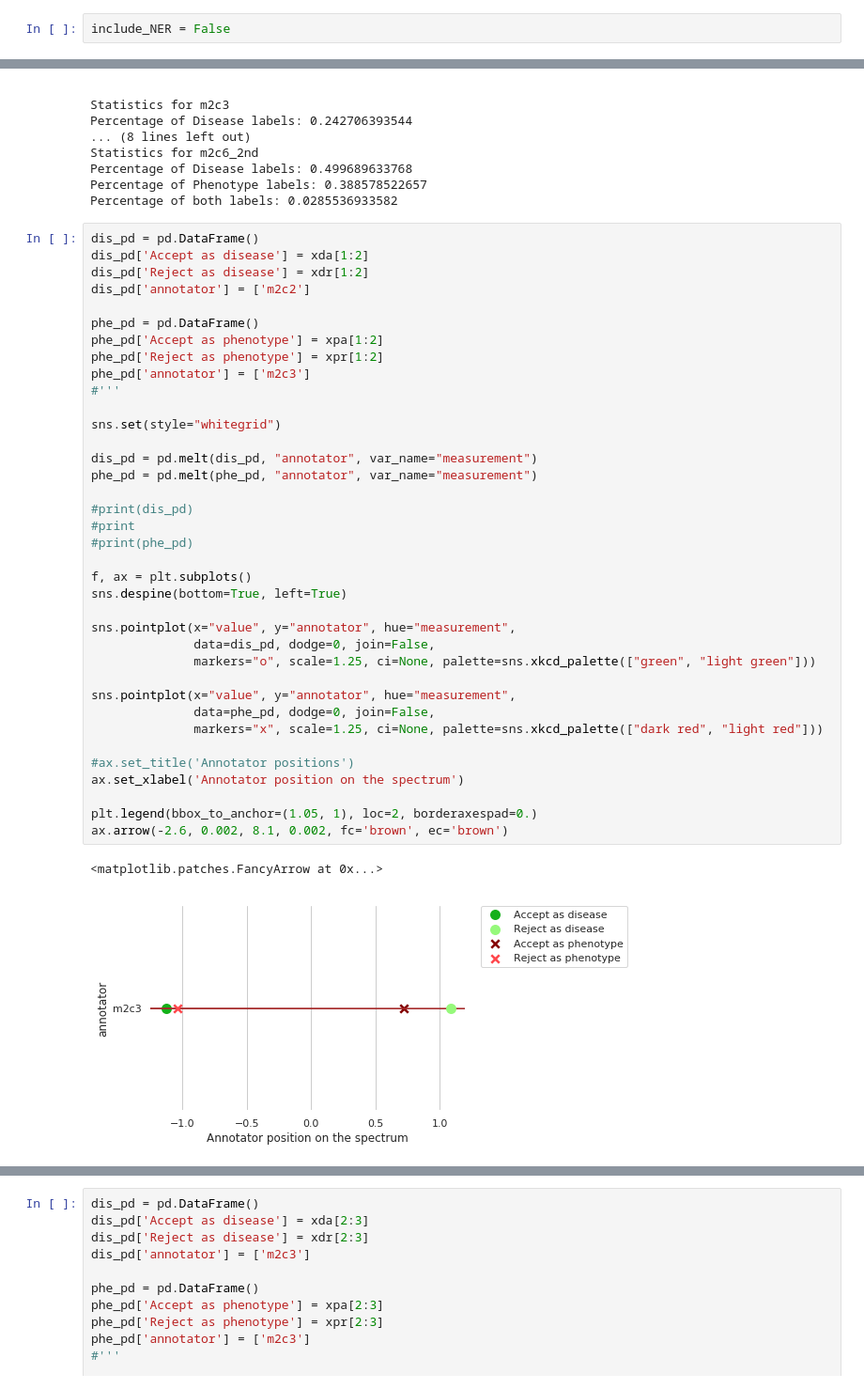
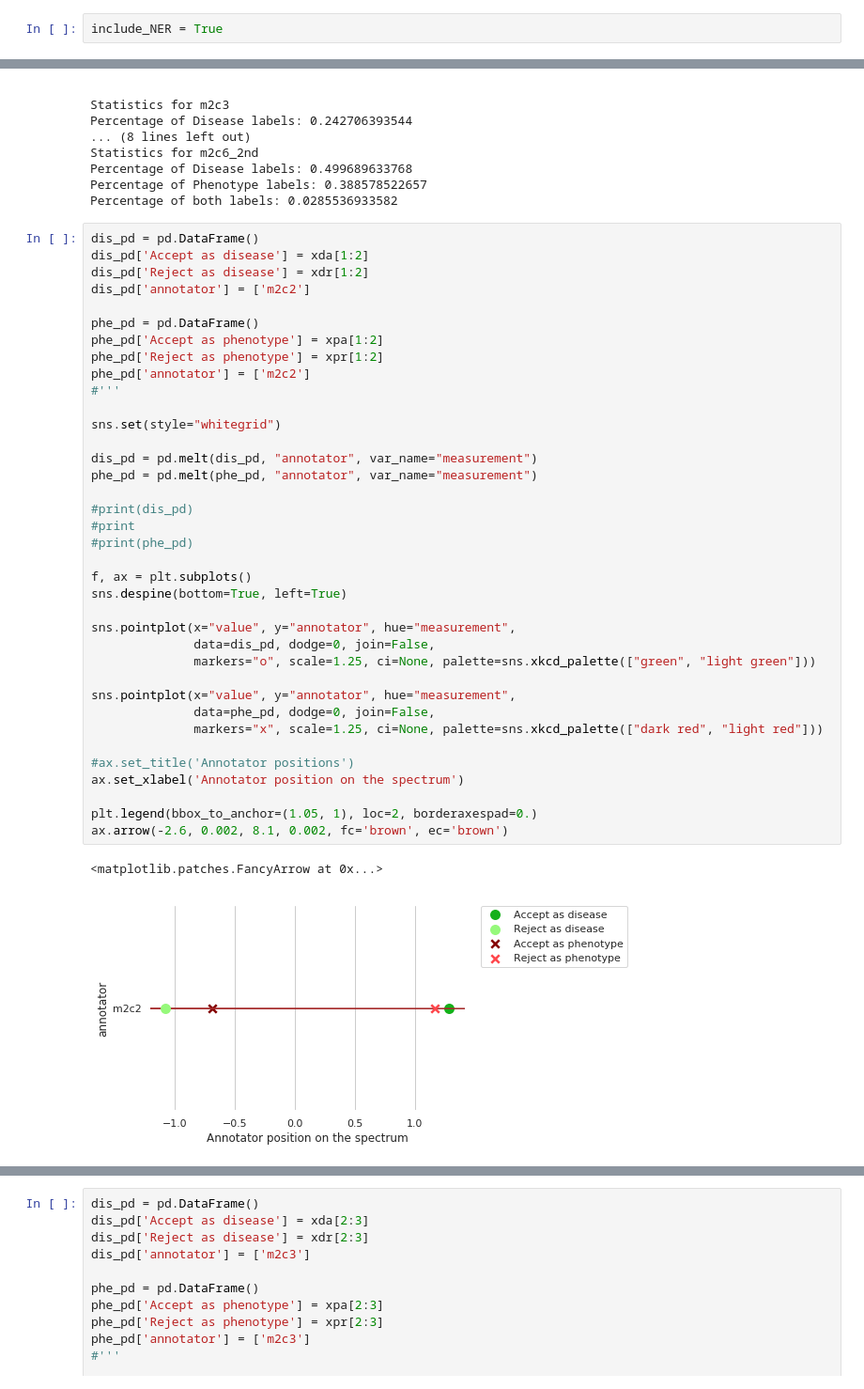
Before and after one commit to AkshitaB/scripps, a Jupyter notebook: graphical/IdealPointNamedWithExpertRelevant.ipynb, the cells around one changed output, grey strips where cells are left out. Shown at 94% size. Saved outputs shown, nothing was run; the diff lists cells and outputs as text.

```diff
--- a/graphical/IdealPointNamedWithExpertRelevant.ipynb
+++ b/graphical/IdealPointNamedWithExpertRelevant.ipynb
@@ -19,7 +19,7 @@ from scripps.utils import read_datasets, norm1d, bayesian_linear_regression
 
 import seaborn as sns
 # %%
-include_NER = False
+include_NER = True
 # %%
 CF = read_datasets.get_configuration()
 cs_annotator_names = [key for key in dict(CF.items('m2c_citizen_disease')).keys() if key not in ['path', 'm2c6_1st']]
@@ -686,37 +724,37 @@ dis_pd['annotator'] = ['m2c2']
 phe_pd = pd.DataFrame()
 phe_pd['Accept as phenotype'] = xpa[1:2]
 phe_pd['Reject as phenotype'] = xpr[1:2]
-phe_pd['annotator'] = ['m2c3']
+phe_pd['annotator'] = ['m2c2']
 #'''
 
 sns.set(style="whitegrid")
 
 dis_pd = pd.melt(dis_pd, "annotator", var_name="measurement")
 phe_pd = pd.melt(phe_pd, "annotator", var_name="measurement")
 
 #print(dis_pd)
 #print
 #print(phe_pd)
 
 f, ax = plt.subplots()
 sns.despine(bottom=True, left=True)
 
 sns.pointplot(x="value", y="annotator", hue="measurement",
               data=dis_pd, dodge=0, join=False,
               markers="o", scale=1.25, ci=None, palette=sns.xkcd_palette(["green", "light green"]))
 
 sns.pointplot(x="value", y="annotator", hue="measurement",
               data=phe_pd, dodge=0, join=False,
               markers="x", scale=1.25, ci=None, palette=sns.xkcd_palette(["dark red", "light red"]))
 
 #ax.set_title('Annotator positions')
 ax.set_xlabel('Annotator position on the spectrum')
 
 plt.legend(bbox_to_anchor=(1.05, 1), loc=2, borderaxespad=0.)
 ax.arrow(-2.6, 0.002, 8.1, 0.002, fc='brown', ec='brown')
 # %% [output]
 <matplotlib.patches.FancyArrow at 0x...>
-[figure, old version]
+[figure, new version]
 # %%
 dis_phe_pd = pd.DataFrame()
 dis_phe_pd['disease'] = dis_loc[1:2]
```
Also changed, not shown: parts of 38 cells of this notebook, 11 other files.
